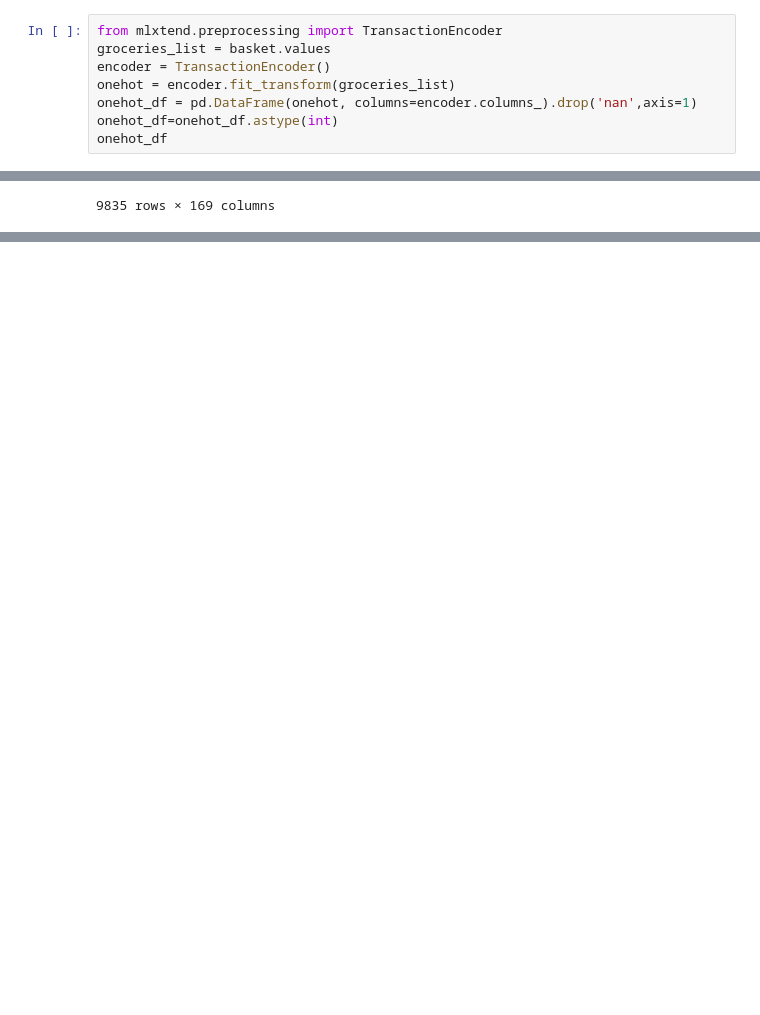
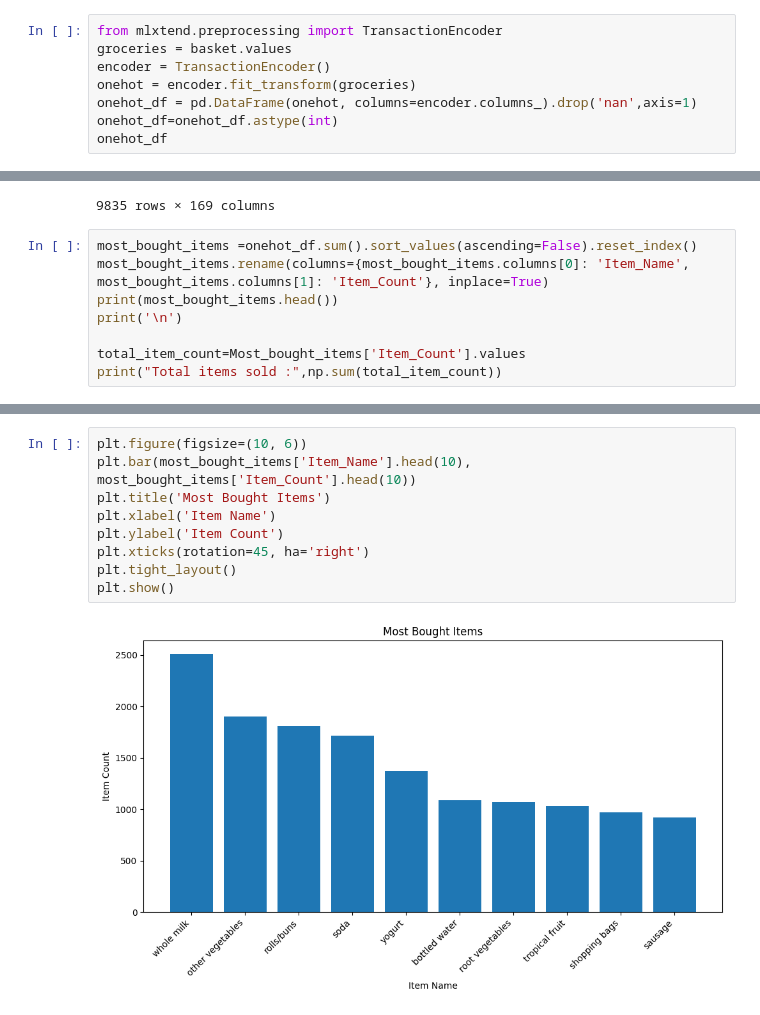
Before and after one commit to pappala-balaji/Market-Basket-Analysis, a Jupyter notebook: BasketAnalysis.ipynb, the cells around one changed output, grey strips where cells are left out. Cells and saved outputs as stored; diff of their text form; blank space fills up the shorter version.

Commit message:
EDA -bar plot

```diff
--- a/BasketAnalysis.ipynb
+++ b/BasketAnalysis.ipynb
@@ -93,9 +92,9 @@ print("Total Number Of Unique Items In Market Is :",groceries_unique_list.size)
 Total Number Of Unique Items In Market Is : 169
 # %%
 from mlxtend.preprocessing import TransactionEncoder
-groceries_list = basket.values
+groceries = basket.values
 encoder = TransactionEncoder()
-onehot = encoder.fit_transform(groceries_list)
+onehot = encoder.fit_transform(groceries)
 onehot_df = pd.DataFrame(onehot, columns=encoder.columns_).drop('nan',axis=1)
 onehot_df=onehot_df.astype(int)
 onehot_df
@@ -113,3 +112,11 @@ onehot_df
 | 9833 | 0 | 0 | 0 | 0 | 0 | 0 | ... |
 | 9834 | 0 | 0 | 0 | 0 | 0 | 0 | ... |
 9835 rows × 169 columns
+# %%
+most_bought_items =onehot_df.sum().sort_values(ascending=False).reset_index()
+most_bought_items.rename(columns={most_bought_items.columns[0]: 'Item_Name', most_bought_items.columns[1]: 'Item_Count'}, inplace=True)
+print(most_bought_items.head())
+print('\n')
+
+total_item_count=Most_bought_items['Item_Count'].values
+print("Total items sold :",np.sum(total_item_count))
@@ -115,0 +133,11 @@ onehot_df
+# %%
+plt.figure(figsize=(10, 6))
+plt.bar(most_bought_items['Item_Name'].head(10), most_bought_items['Item_Count'].head(10))
+plt.title('Most Bought Items')
+plt.xlabel('Item Name')
+plt.ylabel('Item Count')
+plt.xticks(rotation=45, ha='right')
+plt.tight_layout()
+plt.show()
+# %% [output]
+[figure, added]
```
Also changed, not shown: parts of 3 cells of this notebook.
